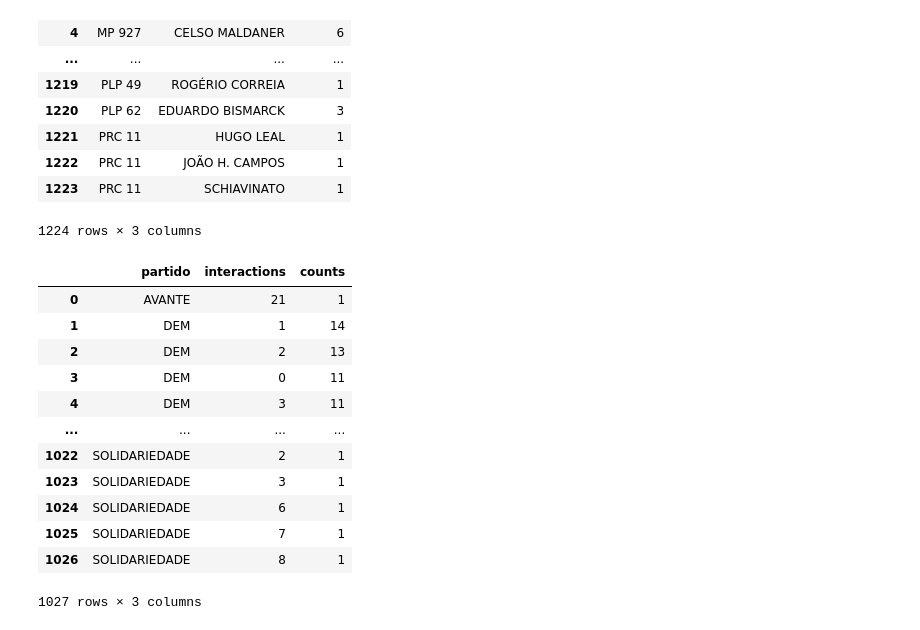
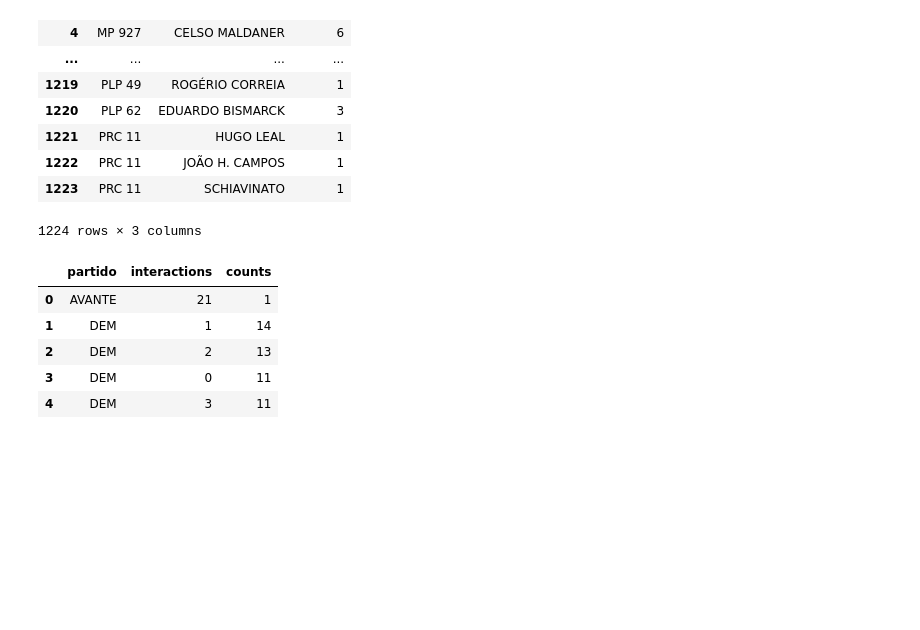
Before and after one commit to hiagonfs/analise_parlamentar, a Jupyter notebook: tcc_1first.ipynb, the cells around one changed output. Drawn from its saved outputs; the diff is of its cells as text; code cells hidden in the pictures; blank space fills up the shorter version.

```diff
--- a/tcc_1first.ipynb
+++ b/tcc_1first.ipynb
@@ -136,19 +136,16 @@ agrupamentoCitacoesNomeEleitoral.rename_axis().reset_index(name='counts')
 # %%
 #Quantas interações por partido?
 agrupamentoPartidoInteracoes = dataset.groupby('partido')[u'interactions'].value_counts()
 
-agrupamentoPartidoInteracoes.rename_axis().reset_index(name='counts')
+agrupamentoPartidoInteracoes = agrupamentoPartidoInteracoes.rename_axis().reset_index(name='counts')
+
+totalInteracoes = agrupamentoPartidoInteracoes[["interactions", "counts"]].product(axis=1)
+
+agrupamentoPartidoInteracoes.head(5)
 # %% [output]
 |  | partido | interactions | counts |
 | 0 | AVANTE | 21 | 1 |
 | 1 | DEM | 1 | 14 |
 | 2 | DEM | 2 | 13 |
 | 3 | DEM | 0 | 11 |
 | 4 | DEM | 3 | 11 |
-| ... | ... | ... | ... |
-| 1022 | SOLIDARIEDADE | 2 | 1 |
-| 1023 | SOLIDARIEDADE | 3 | 1 |
-| 1024 | SOLIDARIEDADE | 6 | 1 |
-| 1025 | SOLIDARIEDADE | 7 | 1 |
-| 1026 | SOLIDARIEDADE | 8 | 1 |
-1027 rows × 3 columns
```
